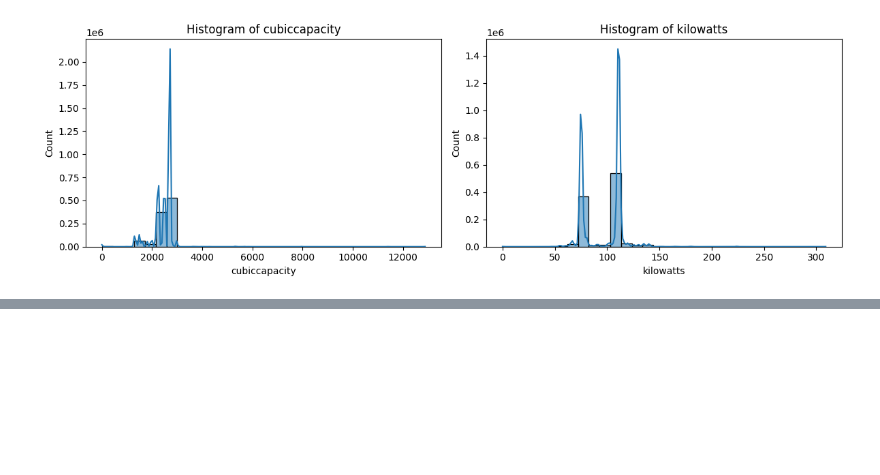
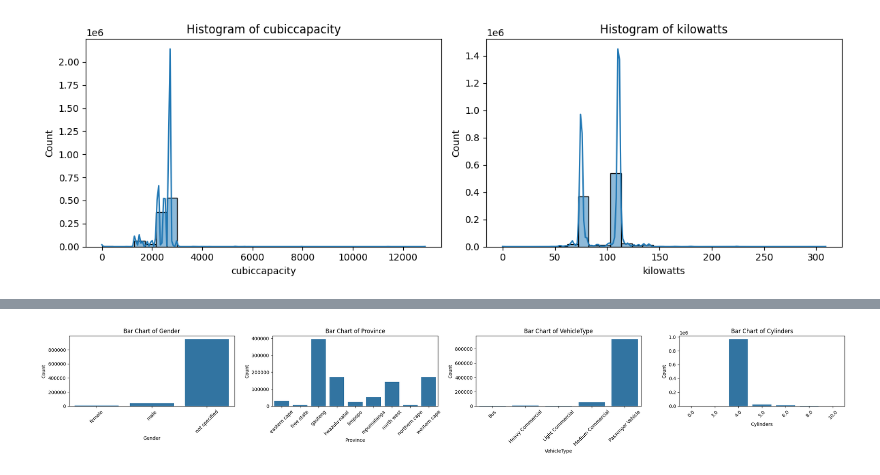
Before and after one commit to Ty-Miki/Insurance-risk-analysis, a Jupyter notebook: notebooks/EDA.ipynb, the cells around one changed output, grey strips where cells are left out. Drawn from its saved outputs; the diff is of its cells as text; code cells hidden in the pictures; blank space fills up the shorter version.

Commit message:
Created bar charts for categorical data using PlotGenerator utilit class

```diff
--- a/notebooks/EDA.ipynb
+++ b/notebooks/EDA.ipynb
@@ -122,3 +122,7 @@ plotter.plot_histogram(df=df, columns=["cubiccapacity", "kilowatts"])
 2025-06-15 19:31:41,678 - INFO - Histogram for cubiccapacity created successfully.
 2025-06-15 19:31:47,302 - INFO - Histogram for kilowatts created successfully.
 [figure]
+# %%
+# Generate bar charts for categorical columns
+plotter.plot_bar_chart(df=df, columns=["Gender", "Province", "VehicleType", "Cylinders"])
+# %% [output]
@@ -124,0 +135 @@ plotter.plot_histogram(df=df, columns=["cubiccapacity", "kilowatts"])
+[figure, added]
```
Also changed, not shown: parts of 1 cell of this notebook, 1 other file.
